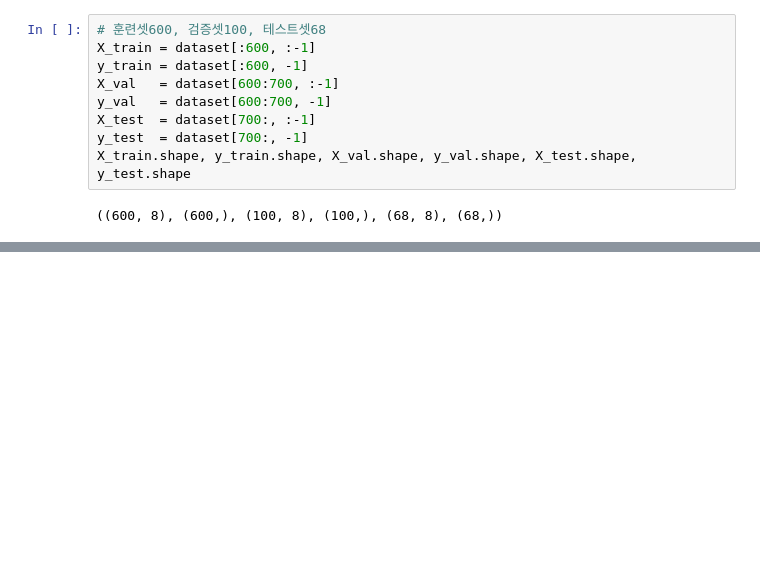
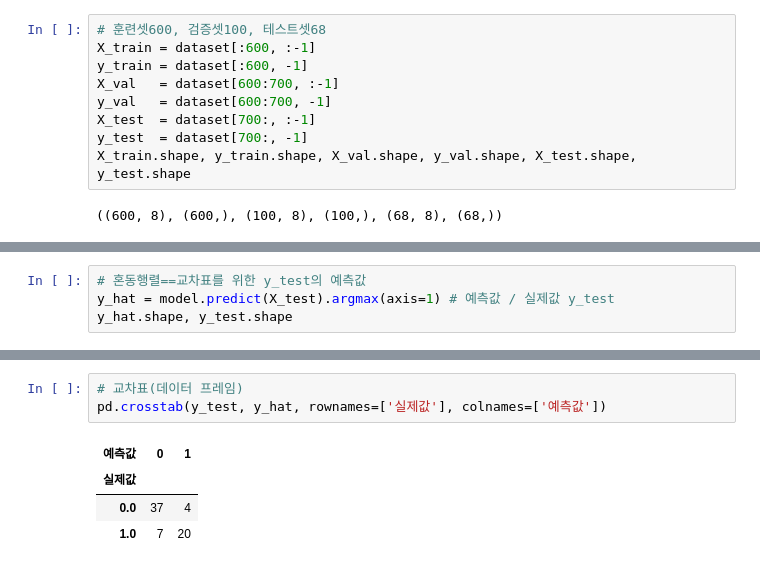
Before and after one commit to 4aix/ai, a Jupyter notebook: source/05_DeepLearning/05_피마인디언당뇨병발병예측(로지스틱회귀,분류).ipynb, the cells around one changed output, grey strips where cells are left out. Cells and saved outputs as stored; diff of their text form; blank space fills up the shorter version.

```diff
--- a/source/05_DeepLearning/05_피마인디언당뇨병발병예측(로지스틱회귀,분류).ipynb
+++ b/source/05_DeepLearning/05_피마인디언당뇨병발병예측(로지스틱회귀,분류).ipynb
@@ -307,0 +409,4 @@ X_train.shape, y_train.shape, X_val.shape, y_val.shape, X_test.shape, y_test.sha
+# %%
+# 혼동행렬==교차표를 위한 y_test의 예측값
+y_hat = model.predict(X_test).argmax(axis=1) # 예측값 / 실제값 y_test
+y_hat.shape, y_test.shape
@@ -307,0 +416,8 @@ X_train.shape, y_train.shape, X_val.shape, y_val.shape, X_test.shape, y_test.sha
+# %%
+# 교차표(데이터 프레임)
+pd.crosstab(y_test, y_hat, rownames=['실제값'], colnames=['예측값'])
+# %% [output]
+| 예측값 | 0 | 1 |
+| 실제값 |  |  |
+| 0.0 | 37 | 4 |
+| 1.0 | 7 | 20 |
```
Also changed, not shown: parts of 16 cells of this notebook.
